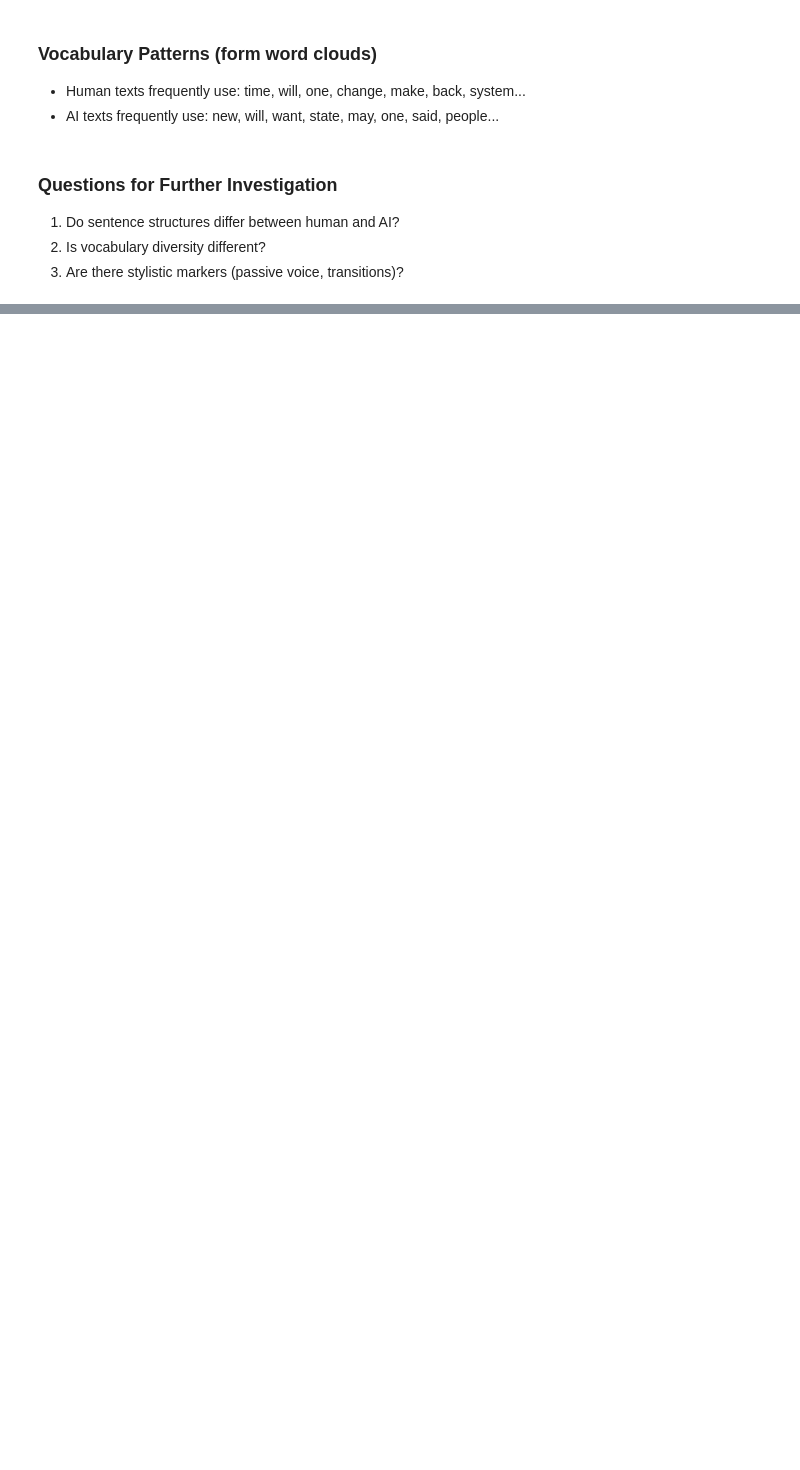
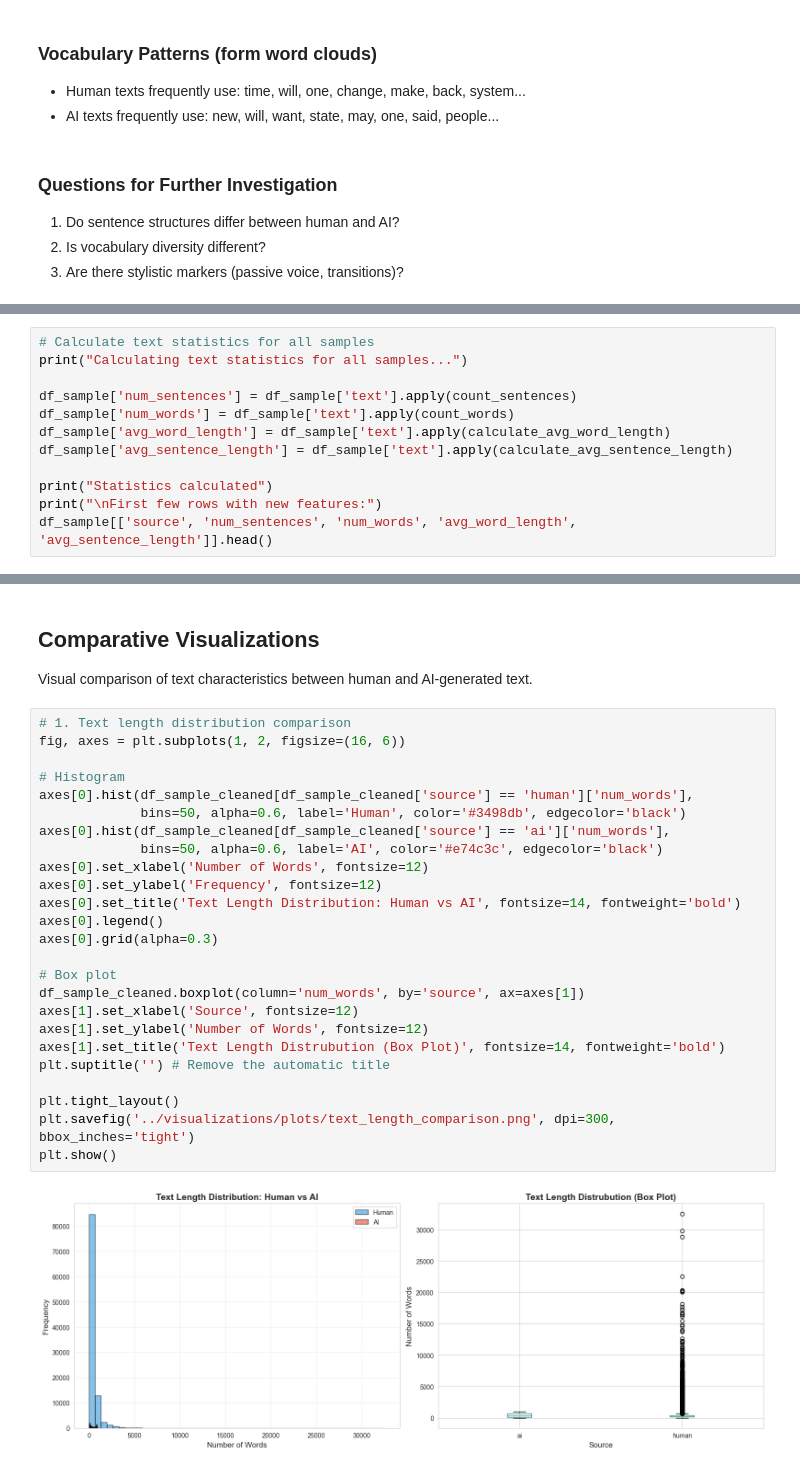
Before and after one commit to Hannahthegreat/ai-text-detection, a Jupyter notebook: notebooks/01_data_exploration.ipynb, the cells around one changed output, grey strips where cells are left out. Drawn from its saved outputs; the diff is of its cells as text; blank space fills up the shorter version.

```diff
--- a/notebooks/01_data_exploration.ipynb
+++ b/notebooks/01_data_exploration.ipynb
@@ -477,0 +559,12 @@ plt.show()
+# %%
+# Calculate text statistics for all samples
+print("Calculating text statistics for all samples...")
+
+df_sample['num_sentences'] = df_sample['text'].apply(count_sentences)
+df_sample['num_words'] = df_sample['text'].apply(count_words)
+df_sample['avg_word_length'] = df_sample['text'].apply(calculate_avg_word_length)
+df_sample['avg_sentence_length'] = df_sample['text'].apply(calculate_avg_sentence_length)
+
+print("Statistics calculated")
+print("\nFirst few rows with new features:")
+df_sample[['source', 'num_sentences', 'num_words', 'avg_word_length', 'avg_sentence_length']].head()
@@ -477,0 +783,31 @@ plt.show()
+# %% [markdown]
+## Comparative Visualizations
+
+Visual comparison of text characteristics between human and AI-generated text.
+# %%
+# 1. Text length distribution comparison
+fig, axes = plt.subplots(1, 2, figsize=(16, 6))
+
+# Histogram
+axes[0].hist(df_sample_cleaned[df_sample_cleaned['source'] == 'human']['num_words'],
+             bins=50, alpha=0.6, label='Human', color='#3498db', edgecolor='black')
+axes[0].hist(df_sample_cleaned[df_sample_cleaned['source'] == 'ai']['num_words'],
+             bins=50, alpha=0.6, label='AI', color='#e74c3c', edgecolor='black')
+axes[0].set_xlabel('Number of Words', fontsize=12)
+axes[0].set_ylabel('Frequency', fontsize=12)
+axes[0].set_title('Text Length Distribution: Human vs AI', fontsize=14, fontweight='bold')
+axes[0].legend()
+axes[0].grid(alpha=0.3)
+
+# Box plot
+df_sample_cleaned.boxplot(column='num_words', by='source', ax=axes[1])
+axes[1].set_xlabel('Source', fontsize=12)
+axes[1].set_ylabel('Number of Words', fontsize=12)
+axes[1].set_title('Text Length Distrubution (Box Plot)', fontsize=14, fontweight='bold')
+plt.suptitle('') # Remove the automatic title
+
+plt.tight_layout()
+plt.savefig('../visualizations/plots/text_length_comparison.png', dpi=300, bbox_inches='tight')
+plt.show()
+# %% [output]
+[figure, added]
```
Also changed, not shown: parts of 18 cells of this notebook, 8 other files.
